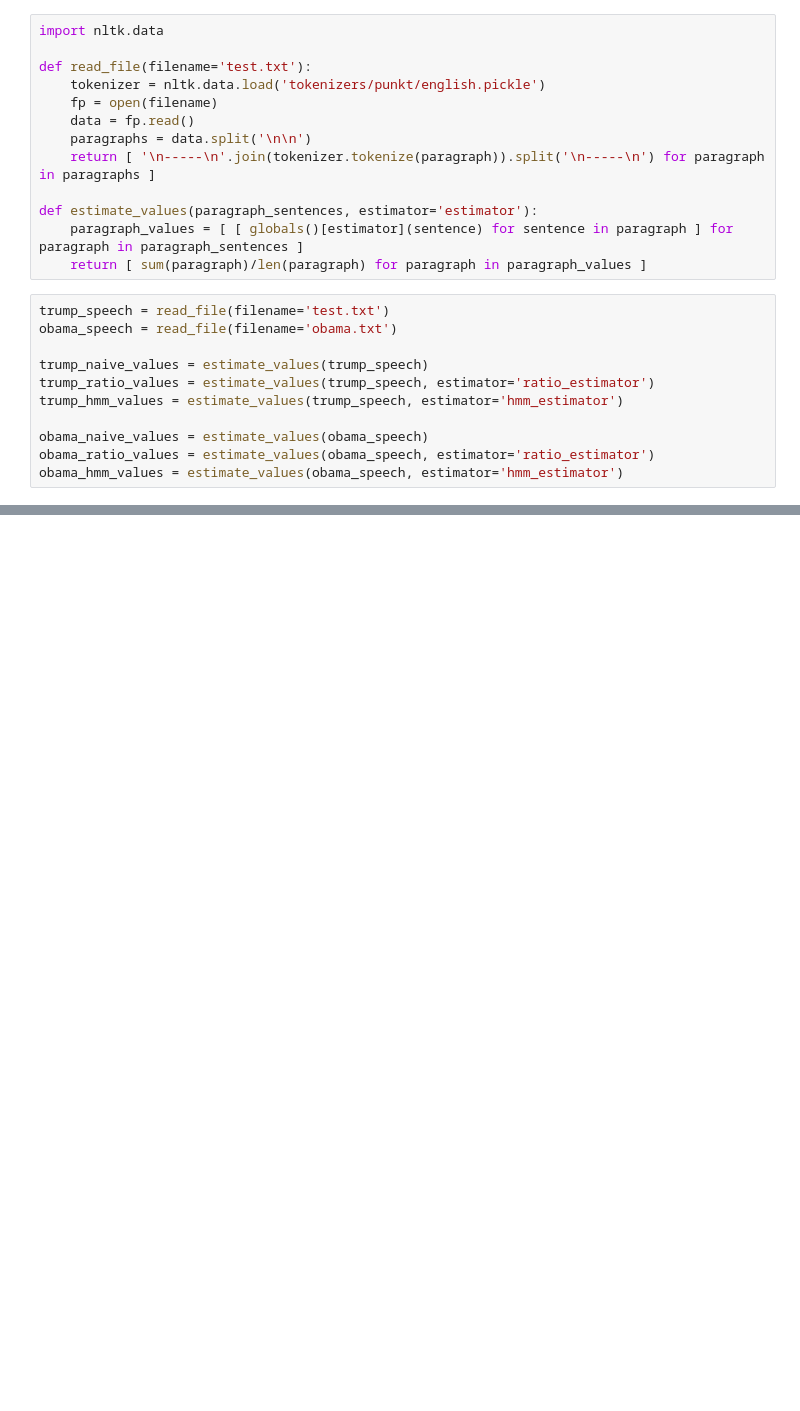
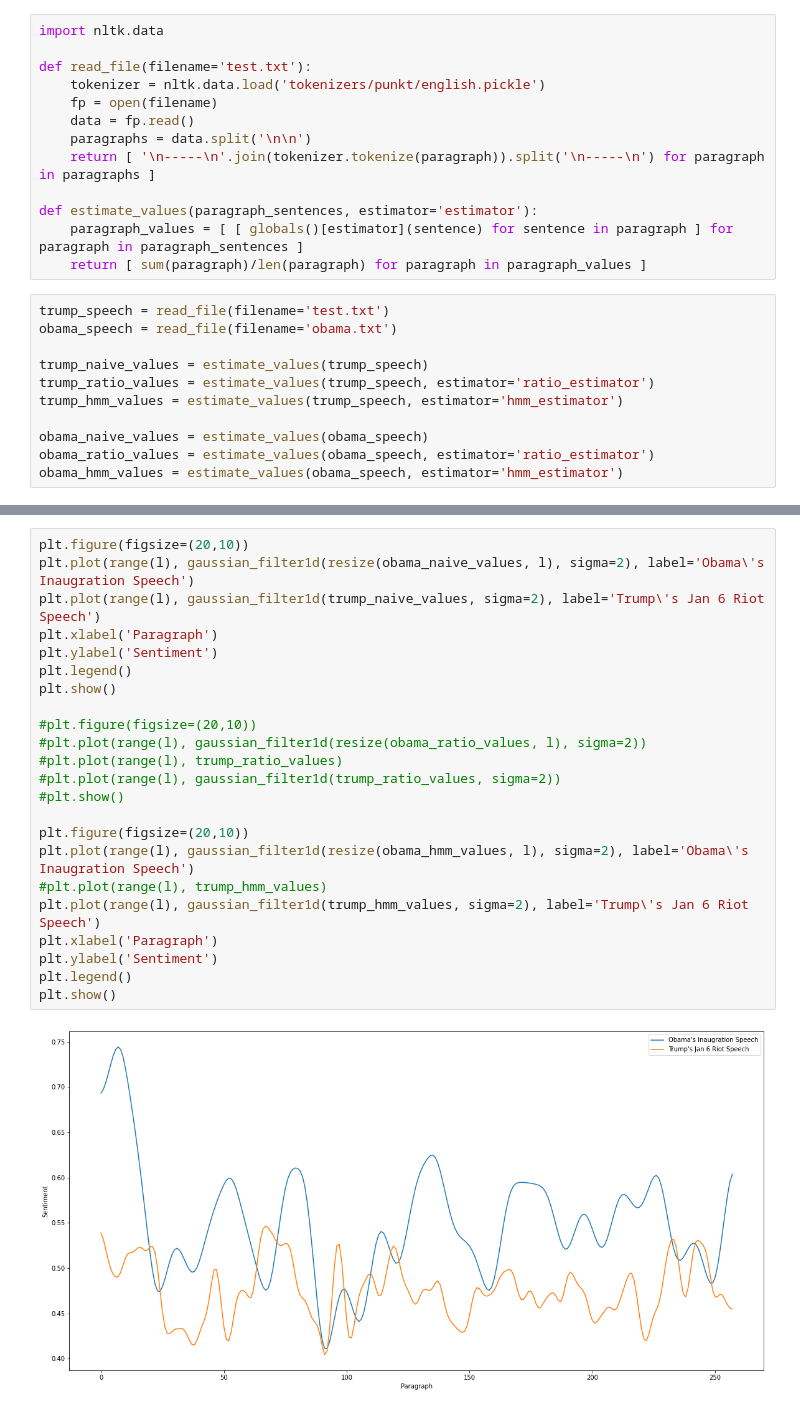
Before and after one commit to lchin29/sentiment_analysis, a Jupyter notebook: testing.ipynb, the cells around one changed output, grey strips where cells are left out. Cells and saved outputs as stored; diff of their text form; blank space fills up the shorter version.

```diff
--- a/testing.ipynb
+++ b/testing.ipynb
@@ -441,0 +445,25 @@ plt.show()
+# %%
+plt.figure(figsize=(20,10))
+plt.plot(range(l), gaussian_filter1d(resize(obama_naive_values, l), sigma=2), label='Obama\'s Inaugration Speech')
+plt.plot(range(l), gaussian_filter1d(trump_naive_values, sigma=2), label='Trump\'s Jan 6 Riot Speech')
+plt.xlabel('Paragraph')
+plt.ylabel('Sentiment')
+plt.legend()
+plt.show()
+
+#plt.figure(figsize=(20,10))
+#plt.plot(range(l), gaussian_filter1d(resize(obama_ratio_values, l), sigma=2))
+#plt.plot(range(l), trump_ratio_values)
+#plt.plot(range(l), gaussian_filter1d(trump_ratio_values, sigma=2))
+#plt.show()
+
+plt.figure(figsize=(20,10))
+plt.plot(range(l), gaussian_filter1d(resize(obama_hmm_values, l), sigma=2), label='Obama\'s Inaugration Speech')
+#plt.plot(range(l), trump_hmm_values)
+plt.plot(range(l), gaussian_filter1d(trump_hmm_values, sigma=2), label='Trump\'s Jan 6 Riot Speech')
+plt.xlabel('Paragraph')
+plt.ylabel('Sentiment')
+plt.legend()
+plt.show()
+# %% [output]
+[figure, added]
```
Also changed, not shown: parts of 3 cells of this notebook, 1 other file.
